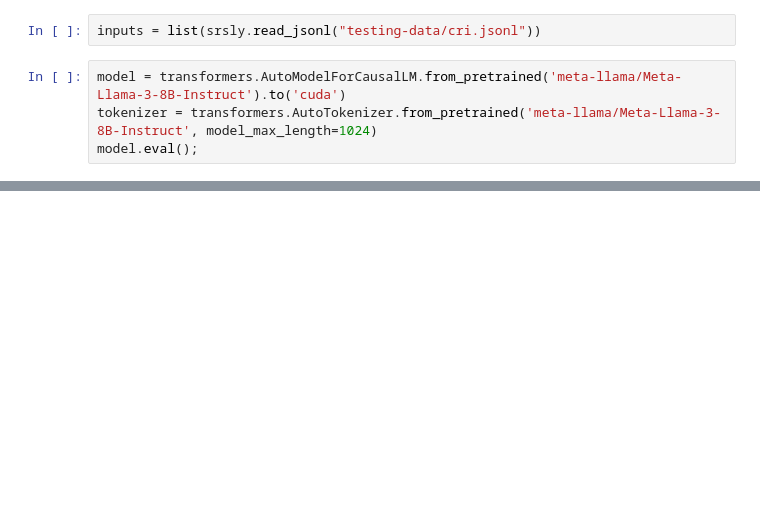
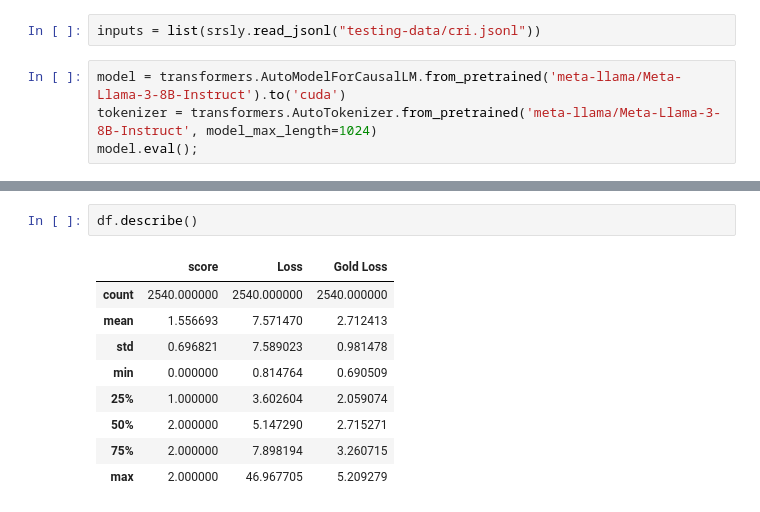
Before and after one commit to learlab/itell-ai-testing, a Jupyter notebook: cri-response-probability.ipynb, the cells around one changed output, grey strips where cells are left out. Saved outputs shown, nothing was run; the diff lists cells and outputs as text; blank space fills up the shorter version.

```diff
--- a/cri-response-probability.ipynb
+++ b/cri-response-probability.ipynb
@@ -77,0 +103,12 @@ df.to_csv("output/cri_loss.csv", index=False)
+# %%
+df.describe()
+# %% [output]
+|  | score | Loss | Gold Loss |
+| count | 2540.000000 | 2540.000000 | 2540.000000 |
+| mean | 1.556693 | 7.571470 | 2.712413 |
+| std | 0.696821 | 7.589023 | 0.981478 |
+| min | 0.000000 | 0.814764 | 0.690509 |
+| 25% | 1.000000 | 3.602604 | 2.059074 |
+| 50% | 2.000000 | 5.147290 | 2.715271 |
+| 75% | 2.000000 | 7.898194 | 3.260715 |
+| max | 2.000000 | 46.967705 | 5.209279 |
```
Also changed, not shown: parts of 18 cells of this notebook, 1 other file.
